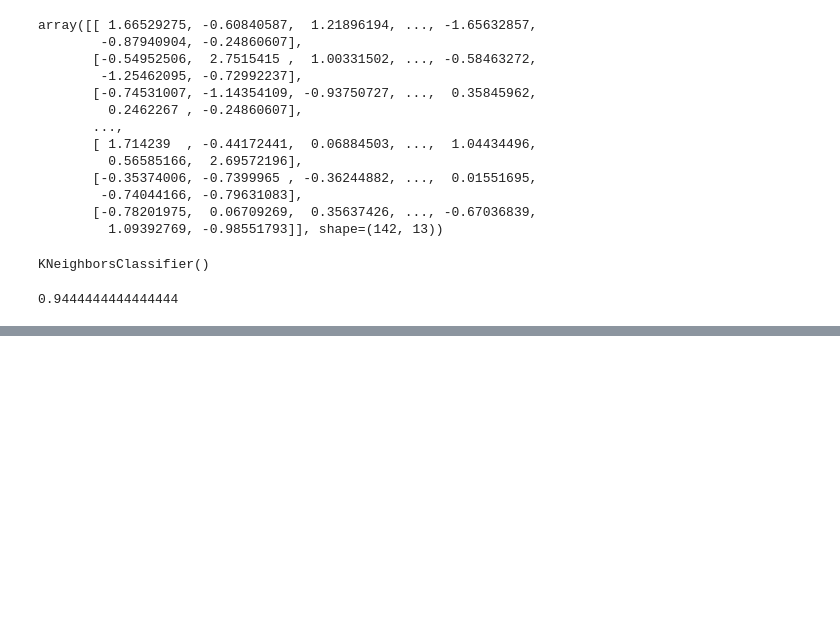
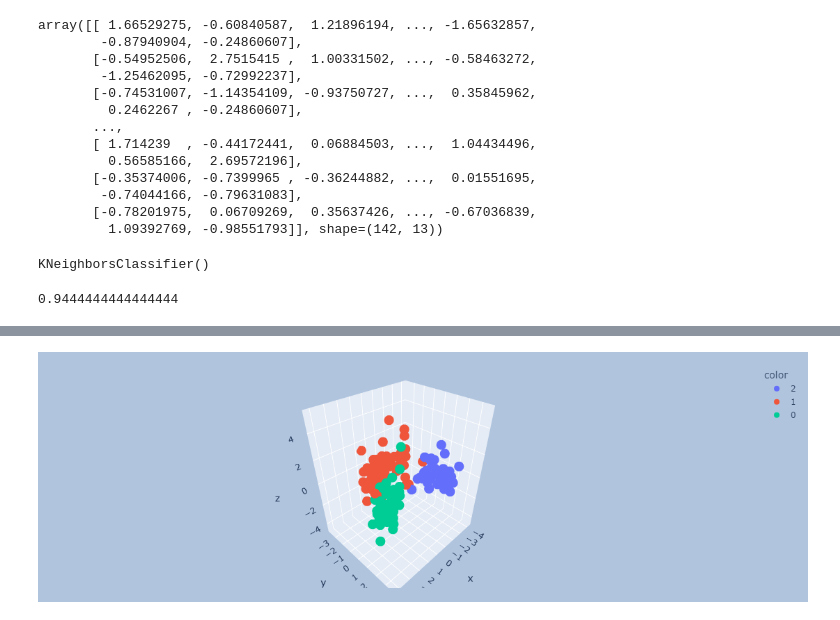
Before and after one commit to Bhavishya007-bit/ML-Learning, a Jupyter notebook: pca-demo.ipynb, the cells around one changed output, grey strips where cells are left out. Saved outputs shown, nothing was run; the diff lists cells and outputs as text; code cells hidden in the pictures; blank space fills up the shorter version.

```diff
--- a/pca-demo.ipynb
+++ b/pca-demo.ipynb
@@ -101,0 +117,22 @@ accuracy_score(y_test,y_pred)
+# %%
+pca = PCA(n_components=3)
+X_train_trf = pca.fit_transform(X_train)
+X_test_trf = pca.transform(X_test)
+# %%
+y_train_trf = y_train.astype(str)
+
+fig = px.scatter_3d(
+    x=X_train_trf[:, 0],
+    y=X_train_trf[:, 1],
+    z=X_train_trf[:, 2],
+    color=y_train_trf
+)
+
+fig.update_layout(
+    margin=dict(l=20, r=20, t=20, b=20),
+    paper_bgcolor="LightSteelBlue"
+)
+
+fig.show()
+# %% [output]
+[figure, added]
```
Also changed, not shown: parts of 2 cells of this notebook.
